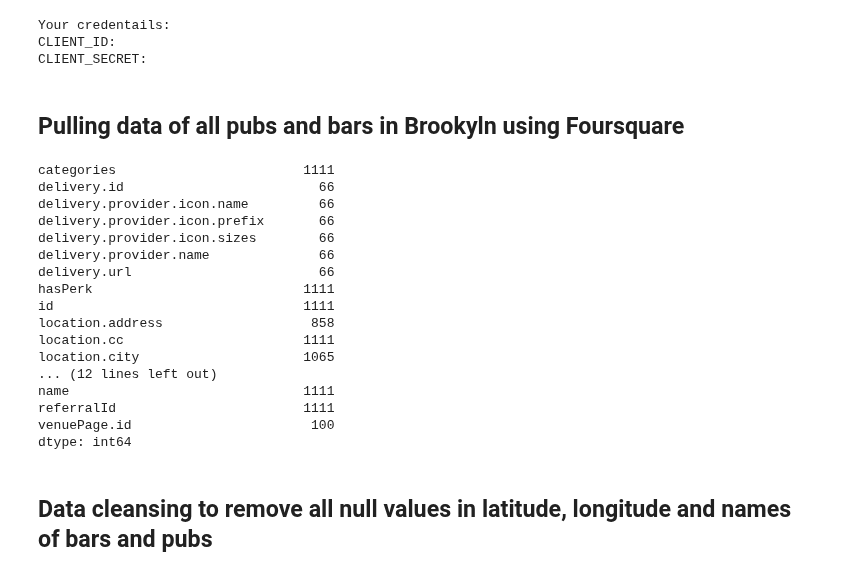
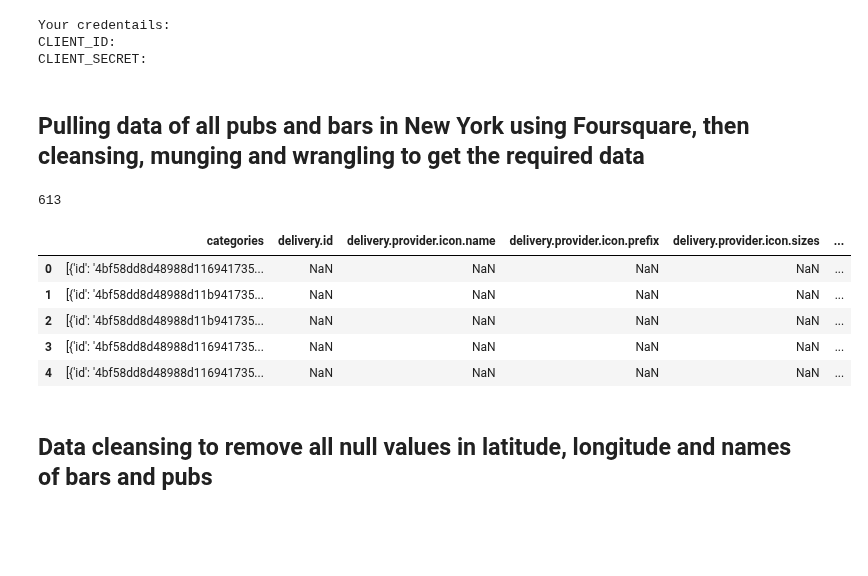
Before and after one commit to merrymelgeorge/Coursera--project, a Jupyter notebook: Capstone Project.ipynb, the cells around one changed output. Saved outputs shown, nothing was run; the diff lists cells and outputs as text; code cells hidden in the pictures; blank space fills up the shorter version.

```diff
--- a/Capstone Project.ipynb
+++ b/Capstone Project.ipynb
@@ -120,41 +105,38 @@ Your credentails:
 CLIENT_ID:
 CLIENT_SECRET:
 # %% [markdown]
-## Pulling data of all pubs and bars in Brookyln using Foursquare
+## Pulling data of all pubs and bars in New York using Foursquare, then cleansing, munging and wrangling to get the required data
 # %%
-n = brooklyn_data["Neighborhood"].count()
-brookbarpub = pd.DataFrame()
+n = newyork["Neighborhood"].count()
+nybarpub = pd.DataFrame()
 for i in range(0,n):
-    lat = brooklyn_data.loc[i, "Latitude"]
-    lng = brooklyn_data.loc[i, "Longitude"]
+    lat = newyork.loc[i, "Latitude"]
+    lng = newyork.loc[i, "Longitude"]
     radius = 500
     LIMIT = 100
     search_query = "%bar%pub%"
     url = 'https://api.foursquare.com/v2/venues/search?client_id={}&client_secret={}&ll={},{}&v={}&query={}&radius={}&limit={}'.format(CLIENT_ID, CLIENT_SECRET, lat, lng, VERSION, search_query, radius, LIMIT)
     results = requests.get(url).json()
-    sq = results['response']['venues']
-    nearby_sq = json_normalize(sq)
-    barpub = pd.DataFrame(nearby_sq)
-    brookbarpub = brookbarpub.append(barpub, sort = True)
-
-brookbarpub.count()
+    n = (pd.DataFrame(results['response'])).count()['venues']
+    jq = pd.DataFrame()
+    for k in range(0,n):
+        if ((results['response']['venues'][k]['categories']) != []):
+            if ((results['response']['venues'][k]['categories'][0]['shortName']) in ('Bar','Pub','Nightclub')):
+                nq = pd.DataFrame(json_normalize((results['response']['venues'][k])))
+                jq = jq.append(nq, sort=True)
+    nybarpub = nybarpub.append(jq, sort = True)
+nybarpub = nybarpub.reset_index(drop=True)
+nybarpub['name'].count()
 # %% [output]
-categories                        1111
-delivery.id                         66
-delivery.provider.icon.name         66
-delivery.provider.icon.prefix       66
-delivery.provider.icon.sizes        66
-delivery.provider.name              66
-delivery.url                        66
-hasPerk                           1111
-id                                1111
-location.address                   858
-location.cc                       1111
-location.city                     1065
-... (12 lines left out)
-name                              1111
-referralId                        1111
-venuePage.id                       100
-dtype: int64
+613
+# %%
+nybarpub.head()
+# %% [output]
+|  | categories | delivery.id | delivery.provider.icon.name | delivery.provider.icon.prefix | delivery.provider.icon.sizes | ... |
+| 0 | [{'id': '4bf58dd8d48988d116941735... | NaN | NaN | NaN | NaN | ... |
+| 1 | [{'id': '4bf58dd8d48988d11b941735... | NaN | NaN | NaN | NaN | ... |
+| 2 | [{'id': '4bf58dd8d48988d11b941735... | NaN | NaN | NaN | NaN | ... |
+| 3 | [{'id': '4bf58dd8d48988d116941735... | NaN | NaN | NaN | NaN | ... |
+| 4 | [{'id': '4bf58dd8d48988d116941735... | NaN | NaN | NaN | NaN | ... |
 # %% [markdown]
 ## Data cleansing to remove all null values in latitude, longitude and names of bars and pubs
```
Also changed, not shown: parts of 29 cells of this notebook.
